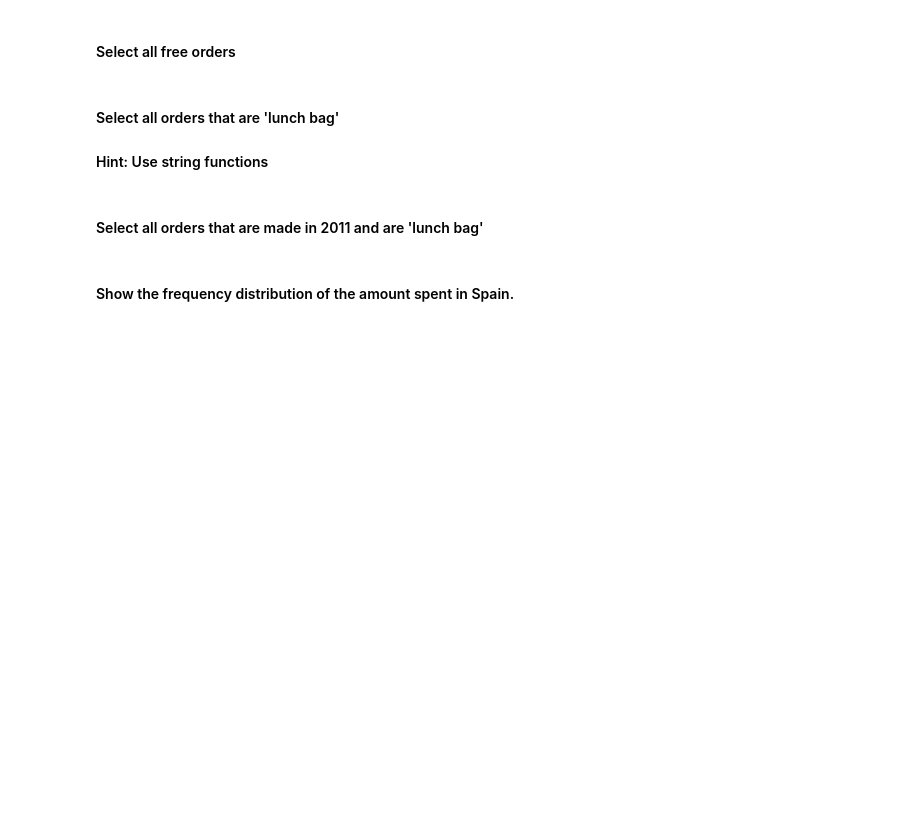
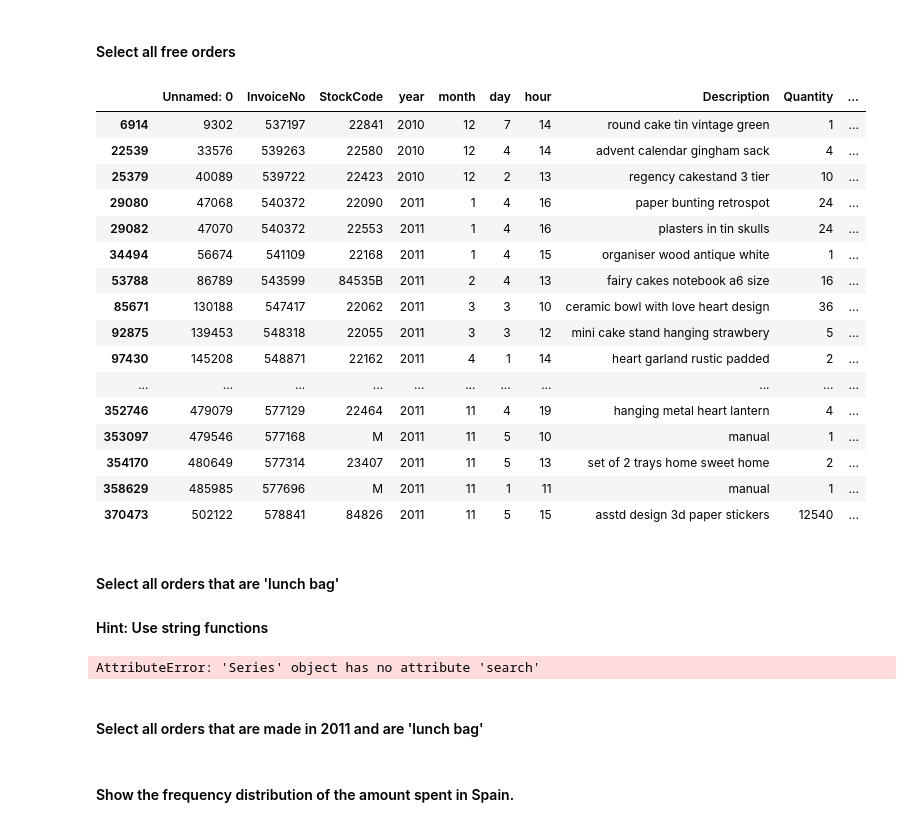
Before and after one commit to danielquer/data-pt-ber-08-20, a Jupyter notebook: Labs/module-2_labs/01_statistics/02_lab-subsetting-and-descriptive-stats/your-code/main-dani.ipynb, the cells around one changed output. Saved outputs shown, nothing was run; the diff lists cells and outputs as text; code cells hidden in the pictures; blank space fills up the shorter version.

```diff
--- a/Labs/module-2_labs/01_statistics/02_lab-subsetting-and-descriptive-stats/your-code/main-dani.ipynb
+++ b/Labs/module-2_labs/01_statistics/02_lab-subsetting-and-descriptive-stats/your-code/main-dani.ipynb
@@ -314,11 +451,33 @@ employee[(employee['Title']=='associate') & (employee['Salary']>55)]
 #### Select all free orders
 # %%
 # your answer here
+orders[orders['amount_spent']==0]
+# %% [output]
+|  | Unnamed: 0 | InvoiceNo | StockCode | year | month | day | hour | Description | Quantity | ... |
+| 6914 | 9302 | 537197 | 22841 | 2010 | 12 | 7 | 14 | round cake tin vintage green | 1 | ... |
+| 22539 | 33576 | 539263 | 22580 | 2010 | 12 | 4 | 14 | advent calendar gingham sack | 4 | ... |
+| 25379 | 40089 | 539722 | 22423 | 2010 | 12 | 2 | 13 | regency cakestand 3 tier | 10 | ... |
+| 29080 | 47068 | 540372 | 22090 | 2011 | 1 | 4 | 16 | paper bunting retrospot | 24 | ... |
+| 29082 | 47070 | 540372 | 22553 | 2011 | 1 | 4 | 16 | plasters in tin skulls | 24 | ... |
+| 34494 | 56674 | 541109 | 22168 | 2011 | 1 | 4 | 15 | organiser wood antique white | 1 | ... |
+| 53788 | 86789 | 543599 | 84535B | 2011 | 2 | 4 | 13 | fairy cakes notebook a6 size | 16 | ... |
+| 85671 | 130188 | 547417 | 22062 | 2011 | 3 | 3 | 10 | ceramic bowl with love heart design | 36 | ... |
+| 92875 | 139453 | 548318 | 22055 | 2011 | 3 | 3 | 12 | mini cake stand hanging strawbery | 5 | ... |
+| 97430 | 145208 | 548871 | 22162 | 2011 | 4 | 1 | 14 | heart garland rustic padded | 2 | ... |
+| ... | ... | ... | ... | ... | ... | ... | ... | ... | ... | ... |
+| 352746 | 479079 | 577129 | 22464 | 2011 | 11 | 4 | 19 | hanging metal heart lantern | 4 | ... |
+| 353097 | 479546 | 577168 | M | 2011 | 11 | 5 | 10 | manual | 1 | ... |
+| 354170 | 480649 | 577314 | 23407 | 2011 | 11 | 5 | 13 | set of 2 trays home sweet home | 2 | ... |
+| 358629 | 485985 | 577696 | M | 2011 | 11 | 1 | 11 | manual | 1 | ... |
+| 370473 | 502122 | 578841 | 84826 | 2011 | 11 | 5 | 15 | asstd design 3d paper stickers | 12540 | ... |
 # %% [markdown]
 #### Select all orders that are 'lunch bag'
 #### Hint: Use string functions
 # %%
 # your answer here
+orders[orders['Description'] re.search('lunch bag')]
+# %% [output]
+AttributeError: 'Series' object has no attribute 'search'
 # %% [markdown]
 #### Select all orders that are made in 2011 and are 'lunch bag'
 # %%
```
Also changed, not shown: parts of 24 cells of this notebook, 3 other files.
